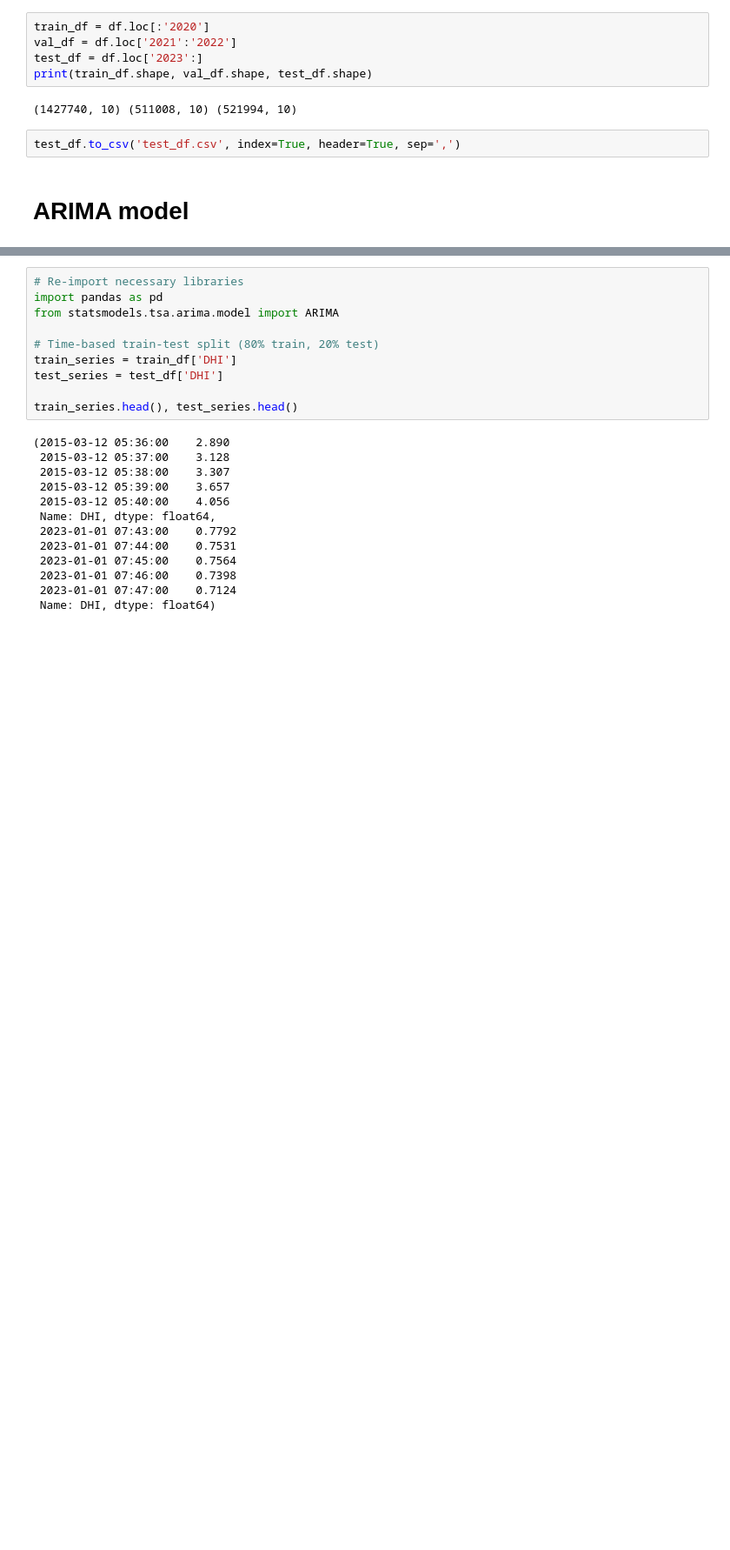
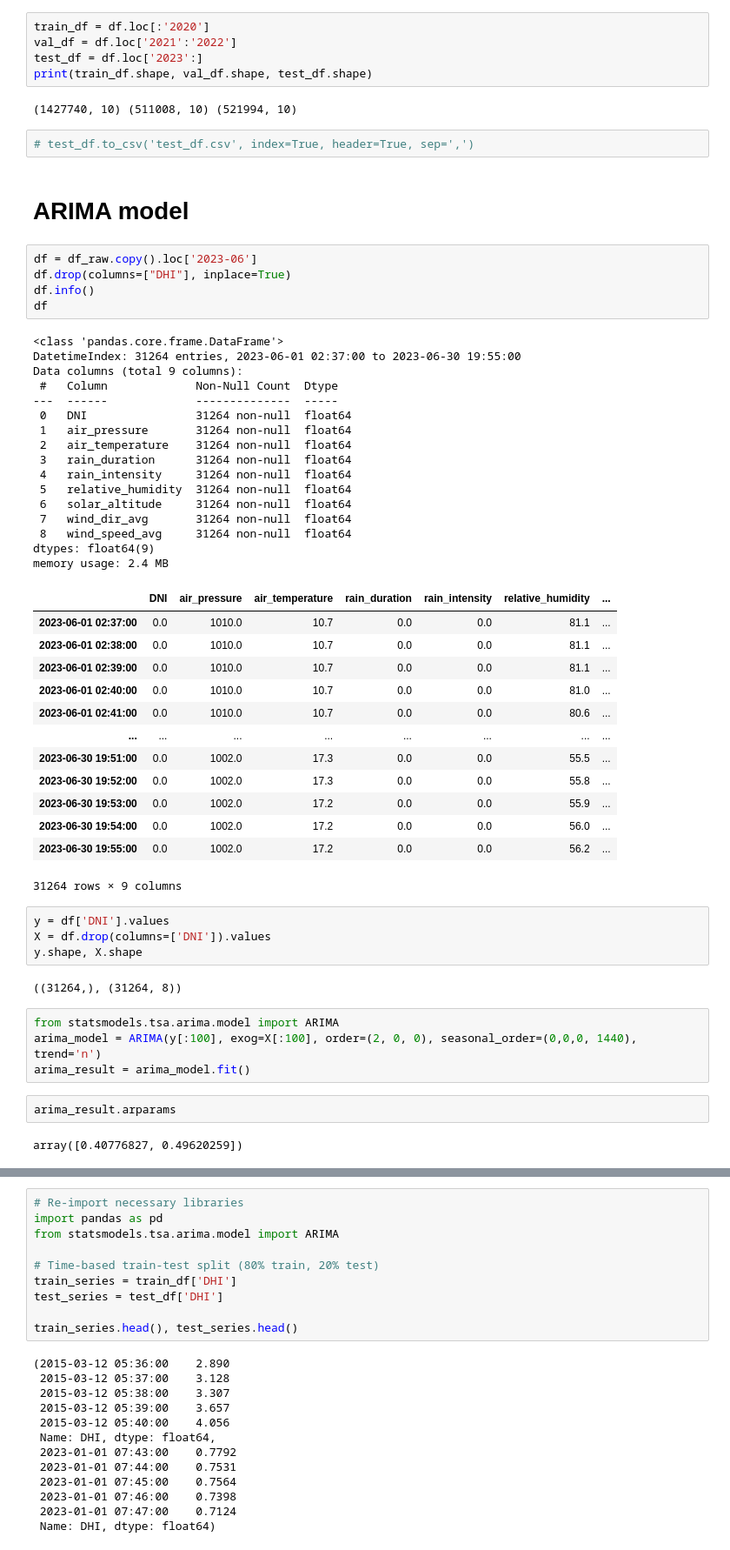
Before and after one commit to LucasDJensen/Solar-Irradiance-Nowcasting, a Jupyter notebook: ARIMA_Model.ipynb, the cells around one changed output, grey strips where cells are left out. Shown: that part at 87% size. Cells and saved outputs as stored; diff of their text form; blank space fills up the shorter version.

```diff
--- a/ARIMA_Model.ipynb
+++ b/ARIMA_Model.ipynb
@@ -52,6 +52,55 @@ print(train_df.shape, val_df.shape, test_df.shape)
 # %% [output]
 (1427740, 10) (511008, 10) (521994, 10)
 # %%
-test_df.to_csv('test_df.csv', index=True, header=True, sep=',')
+# test_df.to_csv('test_df.csv', index=True, header=True, sep=',')
 # %% [markdown]
 # ARIMA model
+# %%
+df = df_raw.copy().loc['2023-06']
+df.drop(columns=["DHI"], inplace=True)
+df.info()
+df
+# %% [output]
+<class 'pandas.core.frame.DataFrame'>
+DatetimeIndex: 31264 entries, 2023-06-01 02:37:00 to 2023-06-30 19:55:00
+Data columns (total 9 columns):
+ #   Column             Non-Null Count  Dtype
+---  ------             --------------  -----
+ 0   DNI                31264 non-null  float64
+ 1   air_pressure       31264 non-null  float64
+ 2   air_temperature    31264 non-null  float64
+ 3   rain_duration      31264 non-null  float64
+ 4   rain_intensity     31264 non-null  float64
+ 5   relative_humidity  31264 non-null  float64
+ 6   solar_altitude     31264 non-null  float64
+ 7   wind_dir_avg       31264 non-null  float64
+ 8   wind_speed_avg     31264 non-null  float64
+dtypes: float64(9)
+memory usage: 2.4 MB
+|  | DNI | air_pressure | air_temperature | rain_duration | rain_intensity | relative_humidity | ... |
+| 2023-06-01 02:37:00 | 0.0 | 1010.0 | 10.7 | 0.0 | 0.0 | 81.1 | ... |
+| 2023-06-01 02:38:00 | 0.0 | 1010.0 | 10.7 | 0.0 | 0.0 | 81.1 | ... |
+| 2023-06-01 02:39:00 | 0.0 | 1010.0 | 10.7 | 0.0 | 0.0 | 81.1 | ... |
+| 2023-06-01 02:40:00 | 0.0 | 1010.0 | 10.7 | 0.0 | 0.0 | 81.0 | ... |
+| 2023-06-01 02:41:00 | 0.0 | 1010.0 | 10.7 | 0.0 | 0.0 | 80.6 | ... |
+| ... | ... | ... | ... | ... | ... | ... | ... |
+| 2023-06-30 19:51:00 | 0.0 | 1002.0 | 17.3 | 0.0 | 0.0 | 55.5 | ... |
+| 2023-06-30 19:52:00 | 0.0 | 1002.0 | 17.3 | 0.0 | 0.0 | 55.8 | ... |
+| 2023-06-30 19:53:00 | 0.0 | 1002.0 | 17.2 | 0.0 | 0.0 | 55.9 | ... |
+| 2023-06-30 19:54:00 | 0.0 | 1002.0 | 17.2 | 0.0 | 0.0 | 56.0 | ... |
+| 2023-06-30 19:55:00 | 0.0 | 1002.0 | 17.2 | 0.0 | 0.0 | 56.2 | ... |
+31264 rows × 9 columns
+# %%
+y = df['DNI'].values
+X = df.drop(columns=['DNI']).values
+y.shape, X.shape
+# %% [output]
+((31264,), (31264, 8))
+# %%
+from statsmodels.tsa.arima.model import ARIMA
+arima_model = ARIMA(y[:100], exog=X[:100], order=(2, 0, 0), seasonal_order=(0,0,0, 1440), trend='n')
+arima_result = arima_model.fit()
+# %%
+arima_result.arparams
+# %% [output]
+array([0.40776827, 0.49620259])
```
Also changed, not shown: parts of 3 cells of this notebook.
